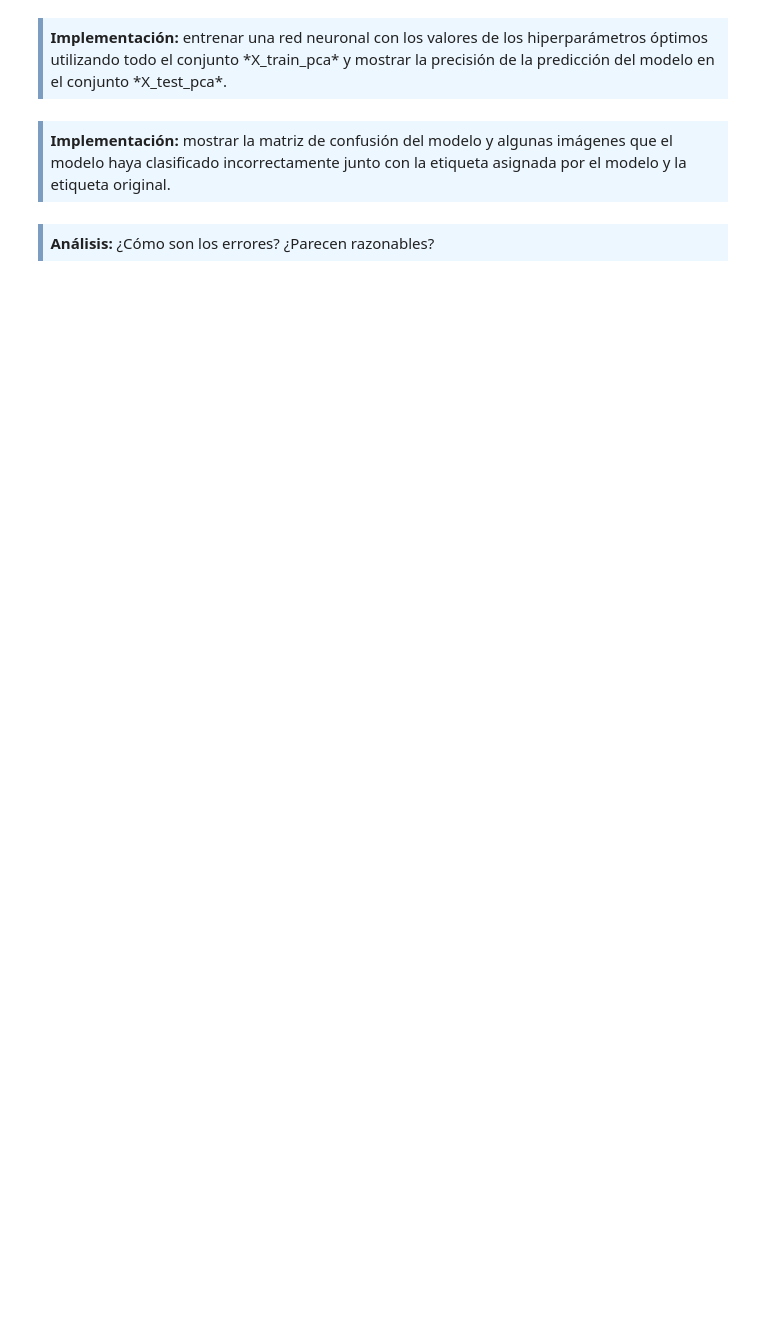
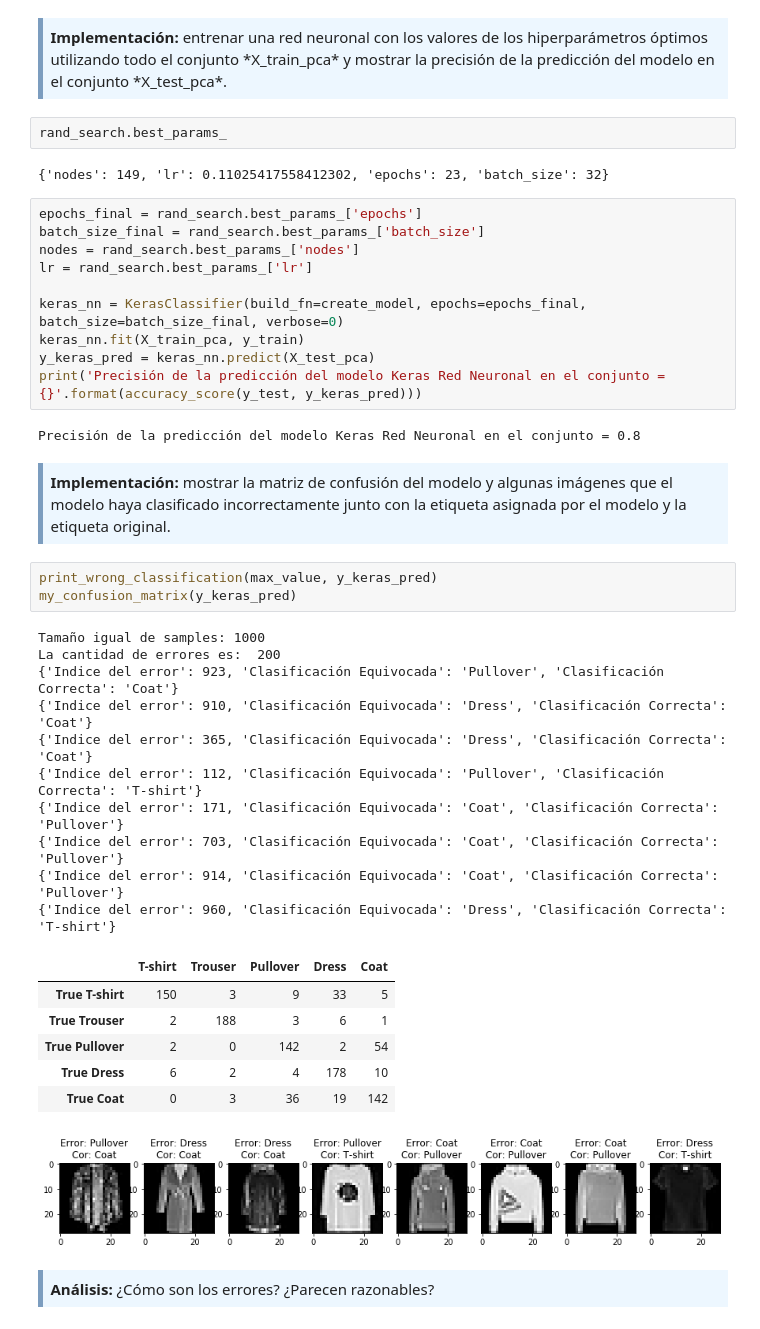
Before and after one commit to fernandoabcampos/advanced-data-mining, a Jupyter notebook: PEC3/20181_M2.855_PEC3-Enunciado.ipynb, the cells around one changed output. Cells and saved outputs as stored; diff of their text form; blank space fills up the shorter version.

Commit message:
Neural network with tensorflow and keras

```diff
--- a/PEC3/20181_M2.855_PEC3-Enunciado.ipynb
+++ b/PEC3/20181_M2.855_PEC3-Enunciado.ipynb
@@ -538,10 +534,47 @@ Best: 0.805000 using {'batch_size': 10, 'epochs': 50}
 <div style="background-color: #EDF7FF; border-color: #7C9DBF; border-left: 5px solid #7C9DBF; padding: 0.5em;">
 <strong>Implementación:</strong> entrenar una red neuronal con los valores de los hiperparámetros óptimos utilizando todo el conjunto *X_train_pca* y mostrar la precisión de la predicción del modelo en el conjunto *X_test_pca*.
 </div>
+# %%
+rand_search.best_params_
+# %% [output]
+{'nodes': 149, 'lr': 0.11025417558412302, 'epochs': 23, 'batch_size': 32}
+# %%
+epochs_final = rand_search.best_params_['epochs']
+batch_size_final = rand_search.best_params_['batch_size']
+nodes = rand_search.best_params_['nodes']
+lr = rand_search.best_params_['lr']
+
+keras_nn = KerasClassifier(build_fn=create_model, epochs=epochs_final, batch_size=batch_size_final, verbose=0)
+keras_nn.fit(X_train_pca, y_train)
+y_keras_pred = keras_nn.predict(X_test_pca)
+print('Precisión de la predicción del modelo Keras Red Neuronal en el conjunto = {}'.format(accuracy_score(y_test, y_keras_pred)))
+# %% [output]
+Precisión de la predicción del modelo Keras Red Neuronal en el conjunto = 0.8
 # %% [markdown]
 <div style="background-color: #EDF7FF; border-color: #7C9DBF; border-left: 5px solid #7C9DBF; padding: 0.5em;">
 <strong>Implementación:</strong> mostrar la matriz de confusión del modelo y algunas imágenes que el modelo haya clasificado incorrectamente junto con la etiqueta asignada por el modelo y la etiqueta original.
 </div>
+# %%
+print_wrong_classification(max_value, y_keras_pred)
+my_confusion_matrix(y_keras_pred)
+# %% [output]
+Tamaño igual de samples: 1000
+La cantidad de errores es:  200
+{'Indice del error': 923, 'Clasificación Equivocada': 'Pullover', 'Clasificación Correcta': 'Coat'}
+{'Indice del error': 910, 'Clasificación Equivocada': 'Dress', 'Clasificación Correcta': 'Coat'}
+{'Indice del error': 365, 'Clasificación Equivocada': 'Dress', 'Clasificación Correcta': 'Coat'}
+{'Indice del error': 112, 'Clasificación Equivocada': 'Pullover', 'Clasificación Correcta': 'T-shirt'}
+{'Indice del error': 171, 'Clasificación Equivocada': 'Coat', 'Clasificación Correcta': 'Pullover'}
+{'Indice del error': 703, 'Clasificación Equivocada': 'Coat', 'Clasificación Correcta': 'Pullover'}
+{'Indice del error': 914, 'Clasificación Equivocada': 'Coat', 'Clasificación Correcta': 'Pullover'}
+{'Indice del error': 960, 'Clasificación Equivocada': 'Dress', 'Clasificación Correcta': 'T-shirt'}
+|  | T-shirt | Trouser | Pullover | Dress | Coat |
+| True T-shirt | 150 | 3 | 9 | 33 | 5 |
+| True Trouser | 2 | 188 | 3 | 6 | 1 |
+| True Pullover | 2 | 0 | 142 | 2 | 54 |
+| True Dress | 6 | 2 | 4 | 178 | 10 |
+| True Coat | 0 | 3 | 36 | 19 | 142 |
+[figure, added]
 # %% [markdown]
 <div style="background-color: #EDF7FF; border-color: #7C9DBF; border-left: 5px solid #7C9DBF; padding: 0.5em;">
 <strong>Análisis:</strong> ¿Cómo son los errores? ¿Parecen razonables?
```
Also changed, not shown: parts of 15 cells of this notebook.
